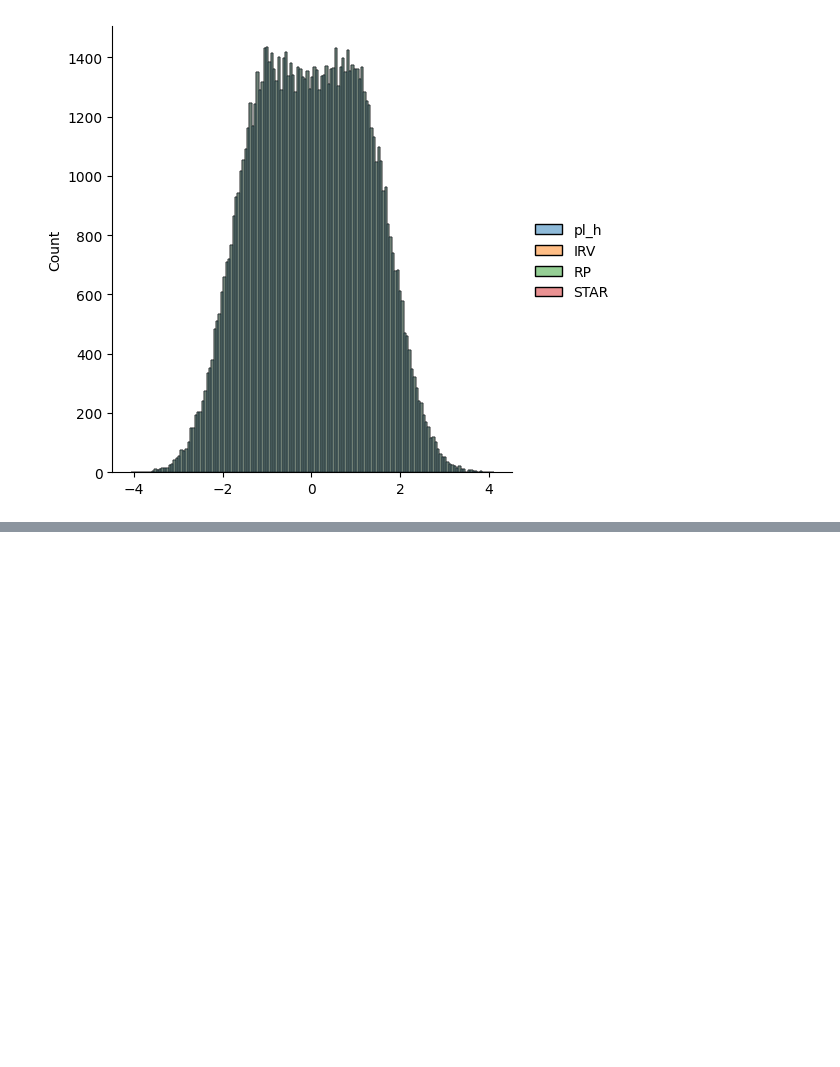
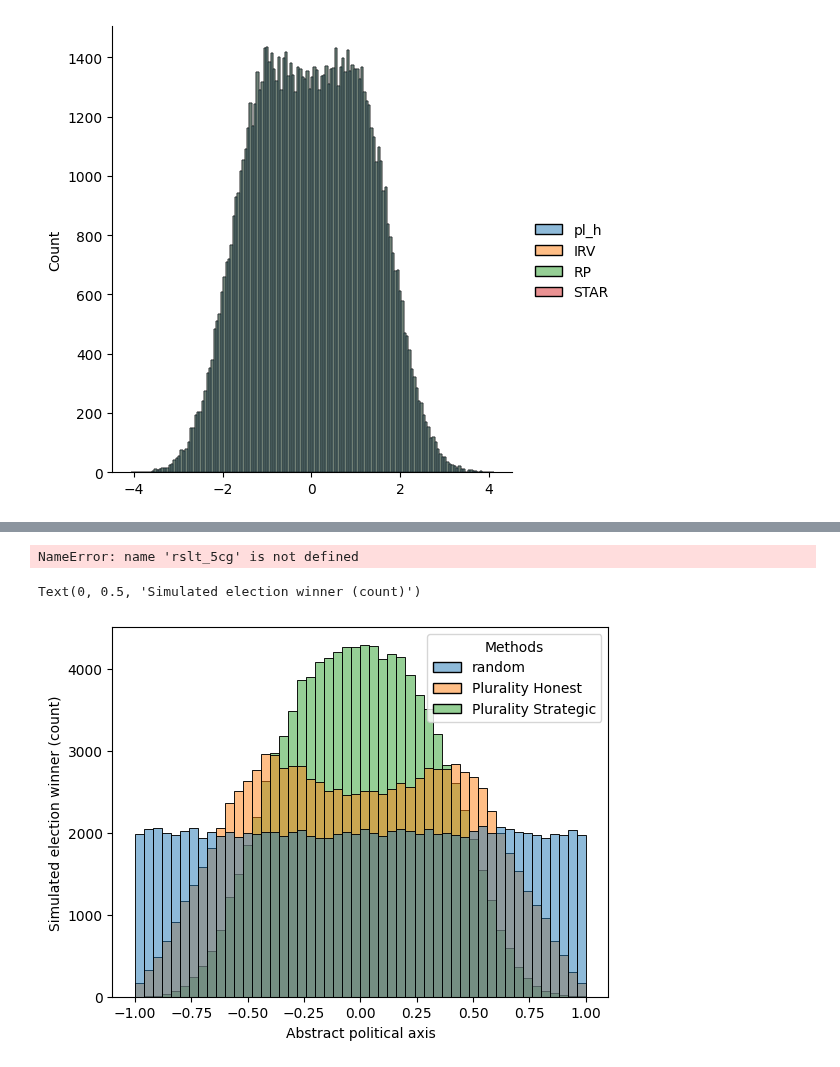
Before and after one commit to tcawlfield/vote-sim, a Jupyter notebook: results/consideration_effects.ipynb, the cells around one changed output, grey strips where cells are left out. Drawn from its saved outputs; the diff is of its cells as text; code cells hidden in the pictures; blank space fills up the shorter version.

Commit message:
Add option for uniform distribution for issues

```diff
--- a/results/consideration_effects.ipynb
+++ b/results/consideration_effects.ipynb
@@ -396,0 +419,41 @@ sns.displot({'pl_h':pl_h_winner_iss, 'IRV':IRV_h_winner_iss, 'RP':rp_h_winner_is
+# %%
+rslt = rslt_5cg
+iss = ak.flatten(rslt.issues, axis=2)
+all_iss = rslt.issues[:,0,0]
+pl_h_winner_iss = iss[np.arange(len(iss)), rslt.methods.pl_h.winner]
+pl_s_winner_iss = iss[np.arange(len(iss)), rslt.methods.pl_s.winner]
+rp_h_winner_iss = iss[np.arange(len(iss)), rslt.methods.rp_h.winner]
+IRV_h_winner_iss = iss[np.arange(len(iss)), rslt.methods.IRV_h.winner]
+rp_h_winner_star = iss[np.arange(len(iss)), rslt.methods.star_6_h.winner]
+sns.displot({'all':all_iss, 'pl_h':pl_h_winner_iss, 'pl_s':pl_s_winner_iss}, bins=50)
+sns.displot({'pl_s':pl_h_winner_iss, 'IRV':IRV_h_winner_iss, 'RP':rp_h_winner_iss}, bins=50)
+# %% [output]
+NameError: name 'rslt_5cg' is not defined
+# %%
+config_new = copy.deepcopy(config)
+config_new['candidates'] = 5
+config_new['considerations'] = [{
+    'Issues': [
+        dict(sigma=1.0/np.sqrt(3.), halfcsep=0.0, uniform=True),
+    ]
+}]
+rslt_5cu = do_run(config_new, 100000)
+# %%
+rslt = rslt_5cu
+iss = ak.flatten(rslt.issues, axis=2)
+all_iss = rslt.issues[:,0,0]
+pl_h_winner_iss = iss[np.arange(len(iss)), rslt.methods.pl_h.winner]
+pl_s_winner_iss = iss[np.arange(len(iss)), rslt.methods.pl_s.winner]
+rp_h_winner_iss = iss[np.arange(len(iss)), rslt.methods.rp_h.winner]
+IRV_h_winner_iss = iss[np.arange(len(iss)), rslt.methods.IRV_h.winner]
+star_h_winner_iss = iss[np.arange(len(iss)), rslt.methods.star_6_h.winner]
+g = sns.histplot({'random':all_iss, 'Plurality Honest':pl_h_winner_iss, 'Plurality Strategic':pl_s_winner_iss}, bins=50)
+# plt.legend(loc='center right', title='Method')
+sns.move_legend(g, "upper right", title='Methods')
+plt.xlabel('Abstract political axis')
+plt.ylabel('Simulated election winner (count)')
+# sns.histplot({'Plurality Honest':pl_h_winner_iss, 'Instant Runoff':IRV_h_winner_iss, 'RP':rp_h_winner_iss}, bins=50)
+#sns.move_legend(plt.gca(), "upper right")
+# %% [output]
+Text(0, 0.5, 'Simulated election winner (count)')
+[figure, added]
```
Also changed, not shown: parts of 13 cells of this notebook, 4 other files.
